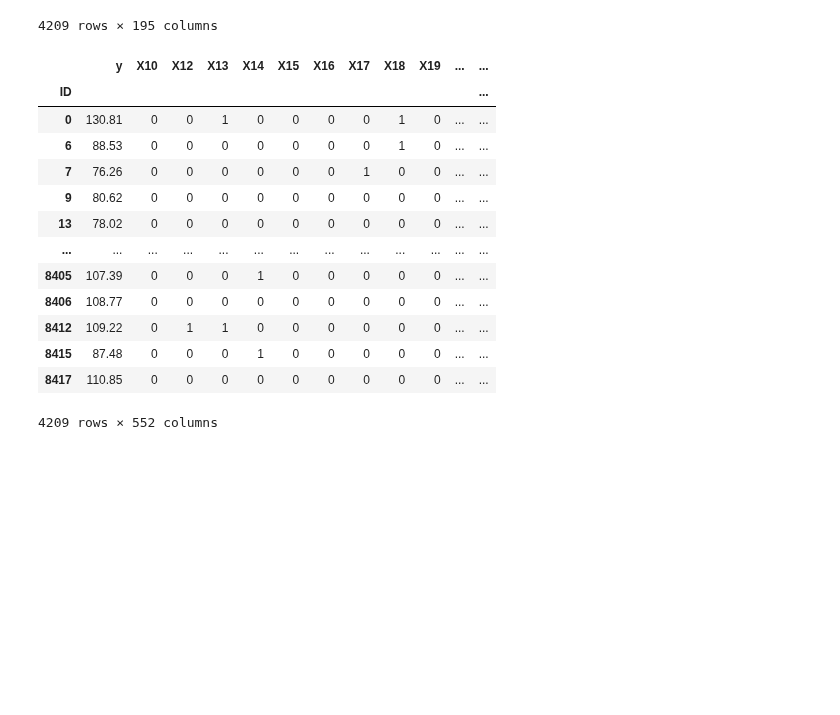
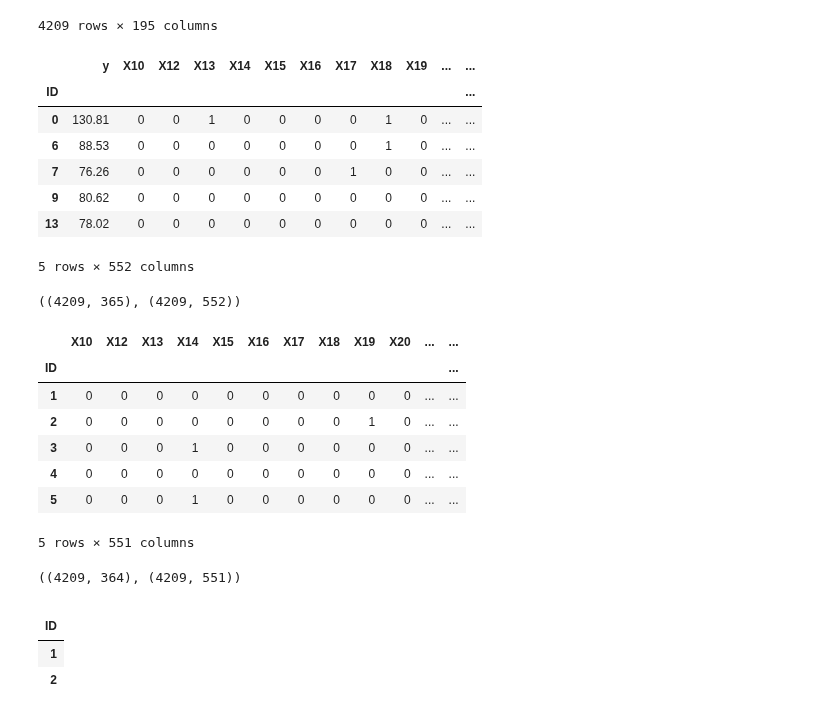
Before and after one commit to wumusill/AI_School, a Jupyter notebook: ML/Benz/benz.ipynb, the cells around one changed output. Cells and saved outputs as stored; diff of their text form; code cells hidden in the pictures; blank space fills up the shorter version.

```diff
--- a/ML/Benz/benz.ipynb
+++ b/ML/Benz/benz.ipynb
@@ -196,20 +216,49 @@ df_test_ohe
 | 8416 | 0.0 | 0.0 | 0.0 | 0.0 | 0.0 | 0.0 | 0.0 | 0.0 | 0.0 | 0.0 | ... | ... |
 4209 rows × 195 columns
 # %%
+# 수치형 데이터와 인코딩된 df를 concat
 train_num = train.select_dtypes(include="number")
-pd.concat([train_num, df_train_ohe], axis=1)
+df_train = pd.concat([train_num, df_train_ohe], axis=1)
+df_train.head()
 # %% [output]
 |  | y | X10 | X12 | X13 | X14 | X15 | X16 | X17 | X18 | X19 | ... | ... |
 | ID |  |  |  |  |  |  |  |  |  |  |  | ... |
 | 0 | 130.81 | 0 | 0 | 1 | 0 | 0 | 0 | 0 | 1 | 0 | ... | ... |
 | 6 | 88.53 | 0 | 0 | 0 | 0 | 0 | 0 | 0 | 1 | 0 | ... | ... |
 | 7 | 76.26 | 0 | 0 | 0 | 0 | 0 | 0 | 1 | 0 | 0 | ... | ... |
 | 9 | 80.62 | 0 | 0 | 0 | 0 | 0 | 0 | 0 | 0 | 0 | ... | ... |
 | 13 | 78.02 | 0 | 0 | 0 | 0 | 0 | 0 | 0 | 0 | 0 | ... | ... |
-| ... | ... | ... | ... | ... | ... | ... | ... | ... | ... | ... | ... | ... |
-| 8405 | 107.39 | 0 | 0 | 0 | 1 | 0 | 0 | 0 | 0 | 0 | ... | ... |
-| 8406 | 108.77 | 0 | 0 | 0 | 0 | 0 | 0 | 0 | 0 | 0 | ... | ... |
-| 8412 | 109.22 | 0 | 1 | 1 | 0 | 0 | 0 | 0 | 0 | 0 | ... | ... |
-| 8415 | 87.48 | 0 | 0 | 0 | 1 | 0 | 0 | 0 | 0 | 0 | ... | ... |
-| 8417 | 110.85 | 0 | 0 | 0 | 0 | 0 | 0 | 0 | 0 | 0 | ... | ... |
-4209 rows × 552 columns
+5 rows × 552 columns
+# %%
+# train 인코딩 전후 행의 수가 같은지 확인
+train.shape, df_train.shape
+# %% [output]
+((4209, 365), (4209, 552))
+# %%
+# test 도 수치형 데이터와 인코딩 df concat
+test_num = test.select_dtypes(include="number")
+df_test = pd.concat([test_num, df_test_ohe], axis=1)
+df_test.head()
+# %% [output]
+|  | X10 | X12 | X13 | X14 | X15 | X16 | X17 | X18 | X19 | X20 | ... | ... |
+| ID |  |  |  |  |  |  |  |  |  |  |  | ... |
+| 1 | 0 | 0 | 0 | 0 | 0 | 0 | 0 | 0 | 0 | 0 | ... | ... |
+| 2 | 0 | 0 | 0 | 0 | 0 | 0 | 0 | 0 | 1 | 0 | ... | ... |
+| 3 | 0 | 0 | 0 | 1 | 0 | 0 | 0 | 0 | 0 | 0 | ... | ... |
+| 4 | 0 | 0 | 0 | 0 | 0 | 0 | 0 | 0 | 0 | 0 | ... | ... |
+| 5 | 0 | 0 | 0 | 1 | 0 | 0 | 0 | 0 | 0 | 0 | ... | ... |
+5 rows × 551 columns
+# %%
+# row의 수가 같은지 확인
+test.shape, df_test.shape
+# %% [output]
+((4209, 364), (4209, 551))
+# %%
+# 숫자 이외의 데이터가 있는지 확인
+# 숫자 이외 데이터는 모델에 사용할 수 없음
+df_test.select_dtypes(exclude="number").head(2)
+# %% [output]
+|  |
+| ID |
+| 1 |
+| 2 |
```
Also changed, not shown: parts of 27 cells of this notebook, 3 other files.
